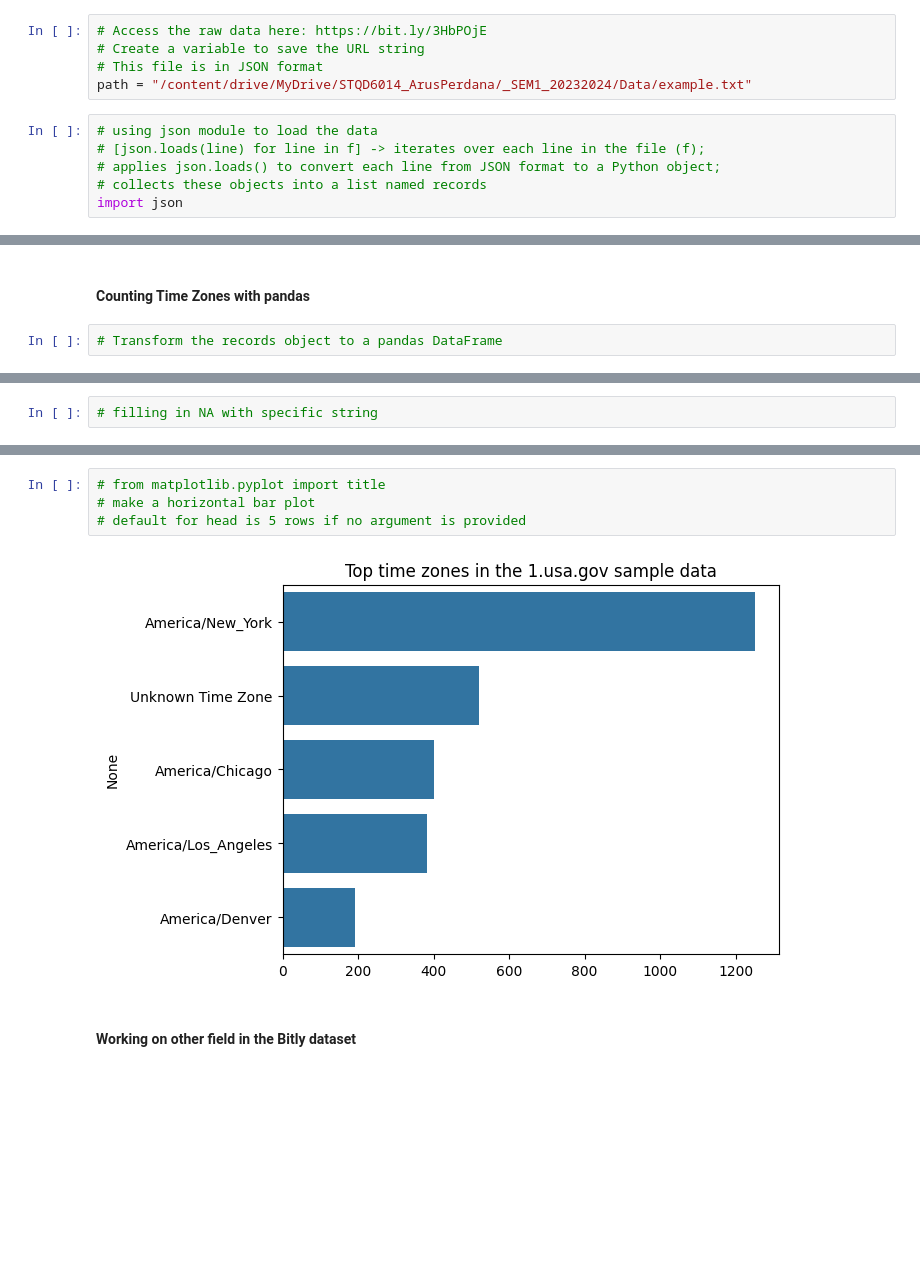
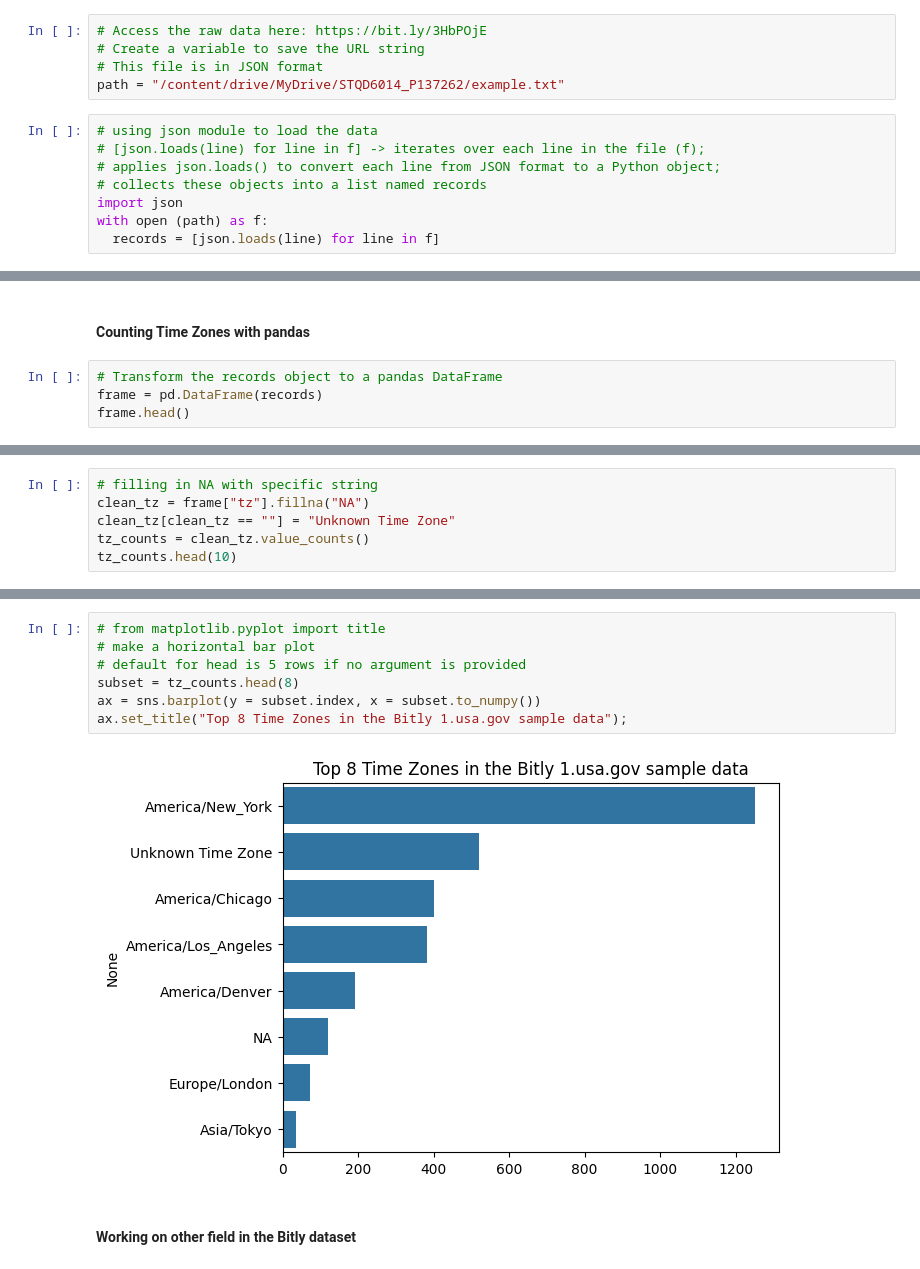
Before and after one commit to azrazainol/DS-Week-15, a Jupyter notebook: Data_Science_Week_15.ipynb, the cells around one changed output, grey strips where cells are left out. Drawn from its saved outputs; the diff is of its cells as text; blank space fills up the shorter version.

```diff
--- a/Data_Science_Week_15.ipynb
+++ b/Data_Science_Week_15.ipynb
@@ -16,12 +21,14 @@ In 2011, the URL shortening service Bitly partnered with the US government websi
 # Access the raw data here: https://bit.ly/3HbPOjE
 # Create a variable to save the URL string
 # This file is in JSON format
-path = "/content/drive/MyDrive/STQD6014_ArusPerdana/_SEM1_20232024/Data/example.txt"
+path = "/content/drive/MyDrive/STQD6014_P137262/example.txt"
 # %%
 # using json module to load the data
 # [json.loads(line) for line in f] -> iterates over each line in the file (f);
 # applies json.loads() to convert each line from JSON format to a Python object;
 # collects these objects into a list named records
 import json
+with open (path) as f:
+  records = [json.loads(line) for line in f]
 # %%
 # object records is now a list of Python dictionary
@@ -141,6 +158,8 @@ from collections import Counter
 #### **Counting Time Zones with pandas**
 # %%
 # Transform the records object to a pandas DataFrame
+frame = pd.DataFrame(records)
+frame.head()
 # %% [output]
 |  | a | c | nk | tz | gr | g | h | l | al | hh | r | ... |
 | 0 | Mozilla/5.0 (Windows NT 6.1; WOW6... | US | 1.0 | America/New_York | MA | A6qOVH | wfLQtf | orofrog | en-US,en;q=0.8 | 1.usa.gov | http://www.facebook.com/l/7AQEFzj... | ... |
@@ -203,6 +227,10 @@ Name: tz, dtype: int64
 Name: tz, Length: 3560, dtype: object
 # %%
 # filling in NA with specific string
+clean_tz = frame["tz"].fillna("NA")
+clean_tz[clean_tz == ""] = "Unknown Time Zone"
+tz_counts = clean_tz.value_counts()
+tz_counts.head(10)
 # %% [output]
 America/New_York       1251
 Unknown Time Zone       521
@@ -213,9 +246,12 @@ Name: tz, dtype: int64
 # %%
 # from matplotlib.pyplot import title
 # make a horizontal bar plot
 # default for head is 5 rows if no argument is provided
+subset = tz_counts.head(8)
+ax = sns.barplot(y = subset.index, x = subset.to_numpy())
+ax.set_title("Top 8 Time Zones in the Bitly 1.usa.gov sample data");
 # %% [output]
-[figure, old version]
+[figure, new version]
 # %% [markdown]
 #### **Working on other field in the Bitly dataset**
 # %%
```
Also changed, not shown: parts of 34 cells of this notebook.
